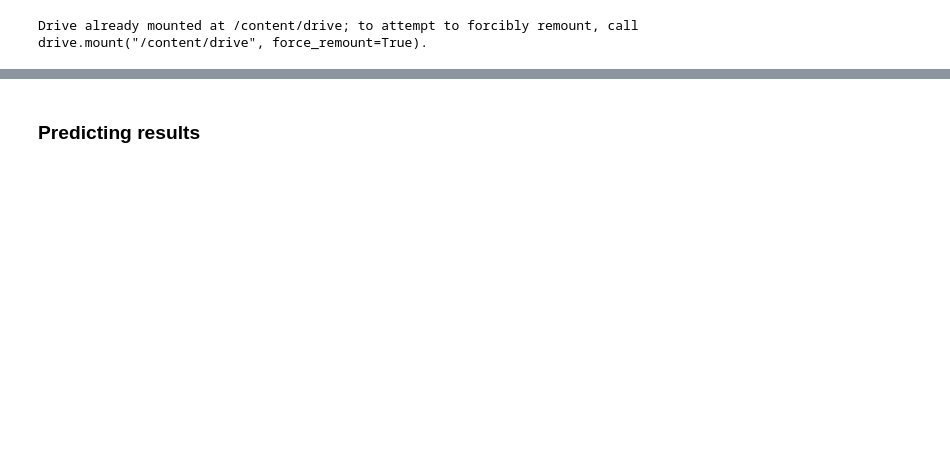
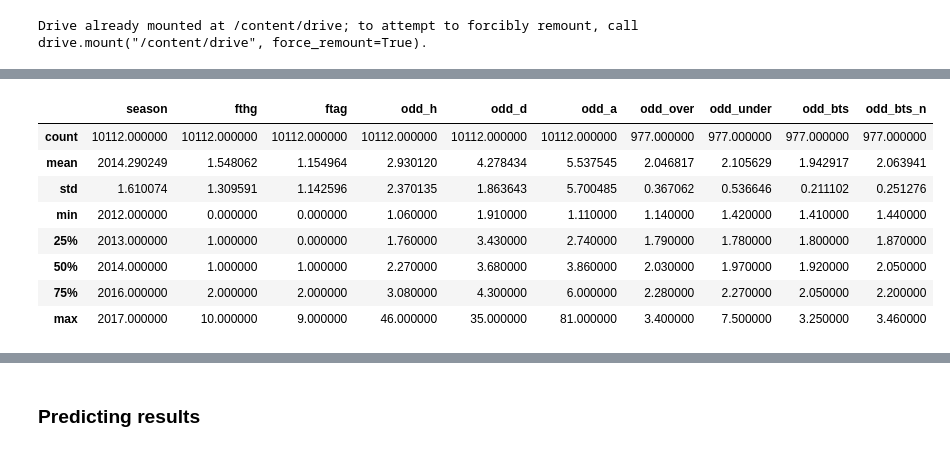
Before and after one commit to Karishma-Kuria/ML-Regression, a Jupyter notebook: Assignment4.ipynb, the cells around one changed output, grey strips where cells are left out. Cells and saved outputs as stored; diff of their text form; code cells hidden in the pictures; blank space fills up the shorter version.

```diff
--- a/Assignment4.ipynb
+++ b/Assignment4.ipynb
@@ -171,0 +110,13 @@ This shows that if we just guess the result based on looking at the odds, we wou
+# %%
+# check the description of numeric variables
+game_info.describe()
+# %% [output]
+|  | season | fthg | ftag | odd_h | odd_d | odd_a | odd_over | odd_under | odd_bts | odd_bts_n |
+| count | 10112.000000 | 10112.000000 | 10112.000000 | 10112.000000 | 10112.000000 | 10112.000000 | 977.000000 | 977.000000 | 977.000000 | 977.000000 |
+| mean | 2014.290249 | 1.548062 | 1.154964 | 2.930120 | 4.278434 | 5.537545 | 2.046817 | 2.105629 | 1.942917 | 2.063941 |
+| std | 1.610074 | 1.309591 | 1.142596 | 2.370135 | 1.863643 | 5.700485 | 0.367062 | 0.536646 | 0.211102 | 0.251276 |
+| min | 2012.000000 | 0.000000 | 0.000000 | 1.060000 | 1.910000 | 1.110000 | 1.140000 | 1.420000 | 1.410000 | 1.440000 |
+| 25% | 2013.000000 | 1.000000 | 0.000000 | 1.760000 | 3.430000 | 2.740000 | 1.790000 | 1.780000 | 1.800000 | 1.870000 |
+| 50% | 2014.000000 | 1.000000 | 1.000000 | 2.270000 | 3.680000 | 3.860000 | 2.030000 | 1.970000 | 1.920000 | 2.050000 |
+| 75% | 2016.000000 | 2.000000 | 2.000000 | 3.080000 | 4.300000 | 6.000000 | 2.280000 | 2.270000 | 2.050000 | 2.200000 |
+| max | 2017.000000 | 10.000000 | 9.000000 | 46.000000 | 35.000000 | 81.000000 | 3.400000 | 7.500000 | 3.250000 | 3.460000 |
```
Also changed, not shown: parts of 83 cells of this notebook.
